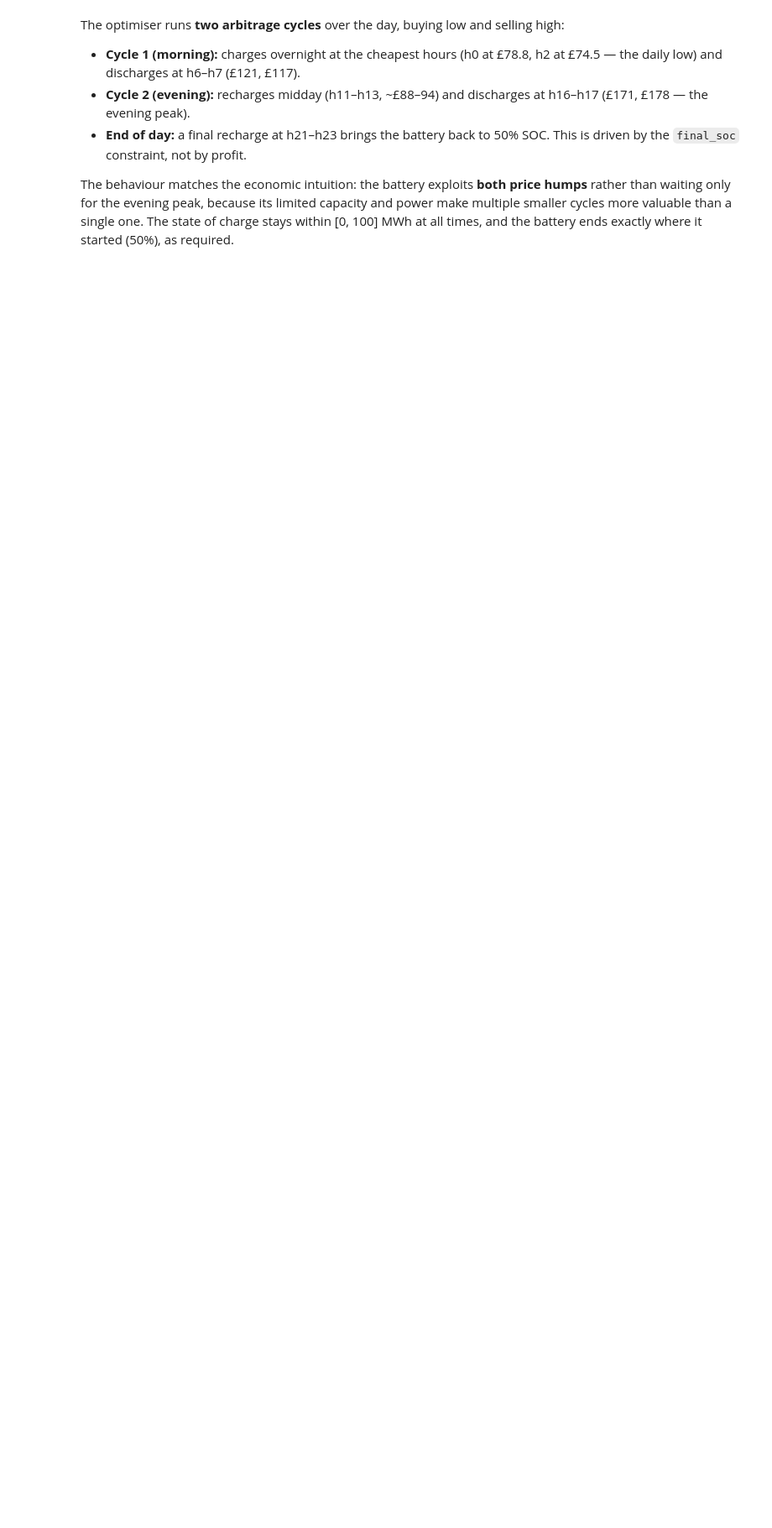
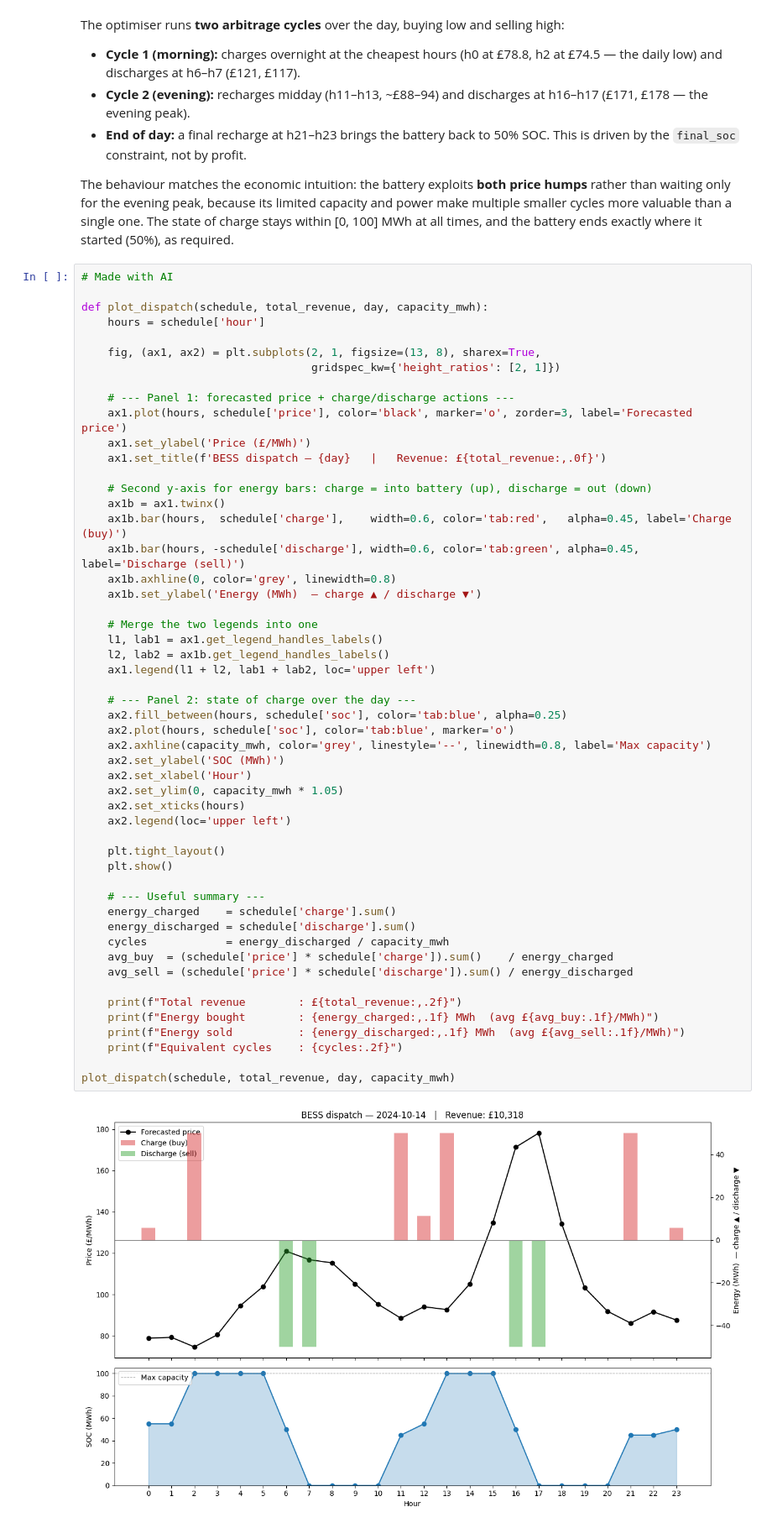
Before and after one commit to axelcohen75/gb-power-forecasting-suite, a Jupyter notebook: BESS-Dispatch-Optimisation.ipynb, the cells around one changed output. Shown at 84% size. Drawn from its saved outputs; the diff is of its cells as text; blank space fills up the shorter version.

```diff
--- a/BESS-Dispatch-Optimisation.ipynb
+++ b/BESS-Dispatch-Optimisation.ipynb
@@ -200,3 +200,57 @@ The optimiser runs **two arbitrage cycles** over the day, buying low and selling
 - **End of day:** a final recharge at h21–h23 brings the battery back to 50% SOC. This is driven by the `final_soc` constraint, not by profit.
 
 The behaviour matches the economic intuition: the battery exploits **both price humps** rather than waiting only for the evening peak, because its limited capacity and power make multiple smaller cycles more valuable than a single one. The state of charge stays within [0, 100] MWh at all times, and the battery ends exactly where it started (50%), as required.
+# %%
+# Made with AI
+
+def plot_dispatch(schedule, total_revenue, day, capacity_mwh):
+    hours = schedule['hour']
+
+    fig, (ax1, ax2) = plt.subplots(2, 1, figsize=(13, 8), sharex=True,
+                                   gridspec_kw={'height_ratios': [2, 1]})
+
+    # --- Panel 1: forecasted price + charge/discharge actions ---
+    ax1.plot(hours, schedule['price'], color='black', marker='o', zorder=3, label='Forecasted price')
+    ax1.set_ylabel('Price (£/MWh)')
+    ax1.set_title(f'BESS dispatch — {day}   |   Revenue: £{total_revenue:,.0f}')
+
+    # Second y-axis for energy bars: charge = into battery (up), discharge = out (down)
+    ax1b = ax1.twinx()
+    ax1b.bar(hours,  schedule['charge'],    width=0.6, color='tab:red',   alpha=0.45, label='Charge (buy)')
+    ax1b.bar(hours, -schedule['discharge'], width=0.6, color='tab:green', alpha=0.45, label='Discharge (sell)')
+    ax1b.axhline(0, color='grey', linewidth=0.8)
+    ax1b.set_ylabel('Energy (MWh)  — charge ▲ / discharge ▼')
+
+    # Merge the two legends into one
+    l1, lab1 = ax1.get_legend_handles_labels()
+    l2, lab2 = ax1b.get_legend_handles_labels()
+    ax1.legend(l1 + l2, lab1 + lab2, loc='upper left')
+
+    # --- Panel 2: state of charge over the day ---
+    ax2.fill_between(hours, schedule['soc'], color='tab:blue', alpha=0.25)
+    ax2.plot(hours, schedule['soc'], color='tab:blue', marker='o')
+    ax2.axhline(capacity_mwh, color='grey', linestyle='--', linewidth=0.8, label='Max capacity')
+    ax2.set_ylabel('SOC (MWh)')
+    ax2.set_xlabel('Hour')
+    ax2.set_ylim(0, capacity_mwh * 1.05)
+    ax2.set_xticks(hours)
+    ax2.legend(loc='upper left')
+
+    plt.tight_layout()
+    plt.show()
+
+    # --- Useful summary ---
+    energy_charged    = schedule['charge'].sum()
+    energy_discharged = schedule['discharge'].sum()
+    cycles            = energy_discharged / capacity_mwh
+    avg_buy  = (schedule['price'] * schedule['charge']).sum()    / energy_charged
+    avg_sell = (schedule['price'] * schedule['discharge']).sum() / energy_discharged
+
+    print(f"Total revenue        : £{total_revenue:,.2f}")
+    print(f"Energy bought        : {energy_charged:,.1f} MWh  (avg £{avg_buy:.1f}/MWh)")
+    print(f"Energy sold          : {energy_discharged:,.1f} MWh  (avg £{avg_sell:.1f}/MWh)")
+    print(f"Equivalent cycles    : {cycles:.2f}")
+
+plot_dispatch(schedule, total_revenue, day, capacity_mwh)
+# %% [output]
+[figure, added]
```
Also changed, not shown: parts of 2 cells of this notebook.
